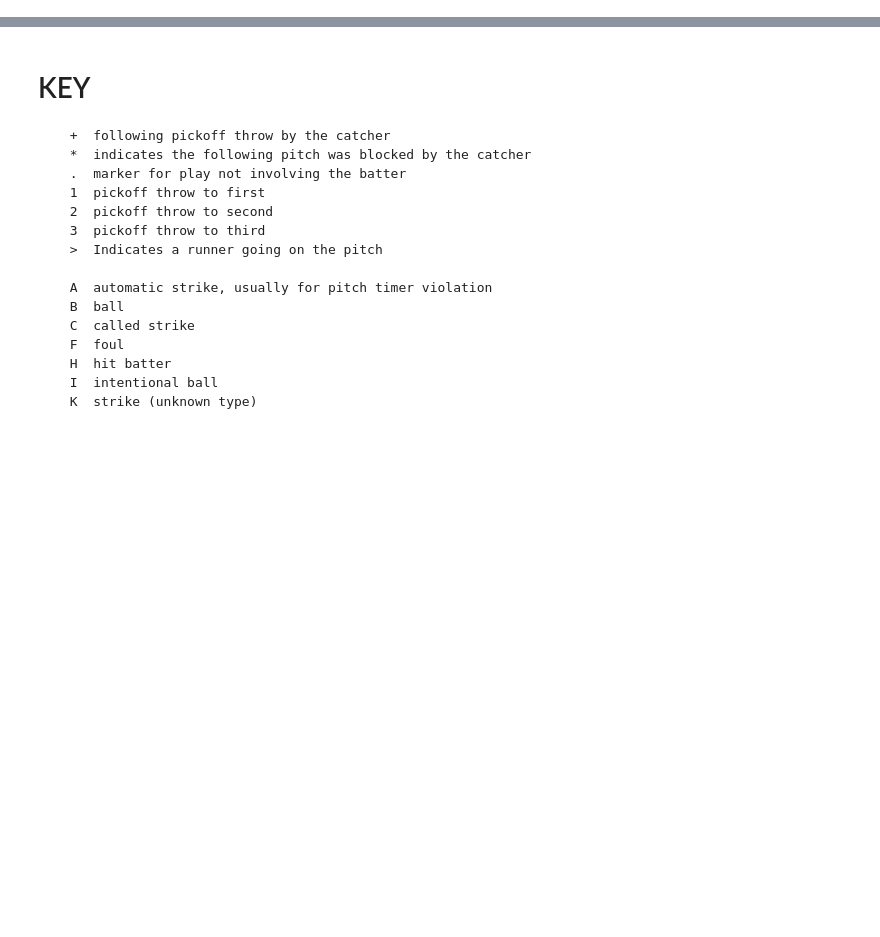
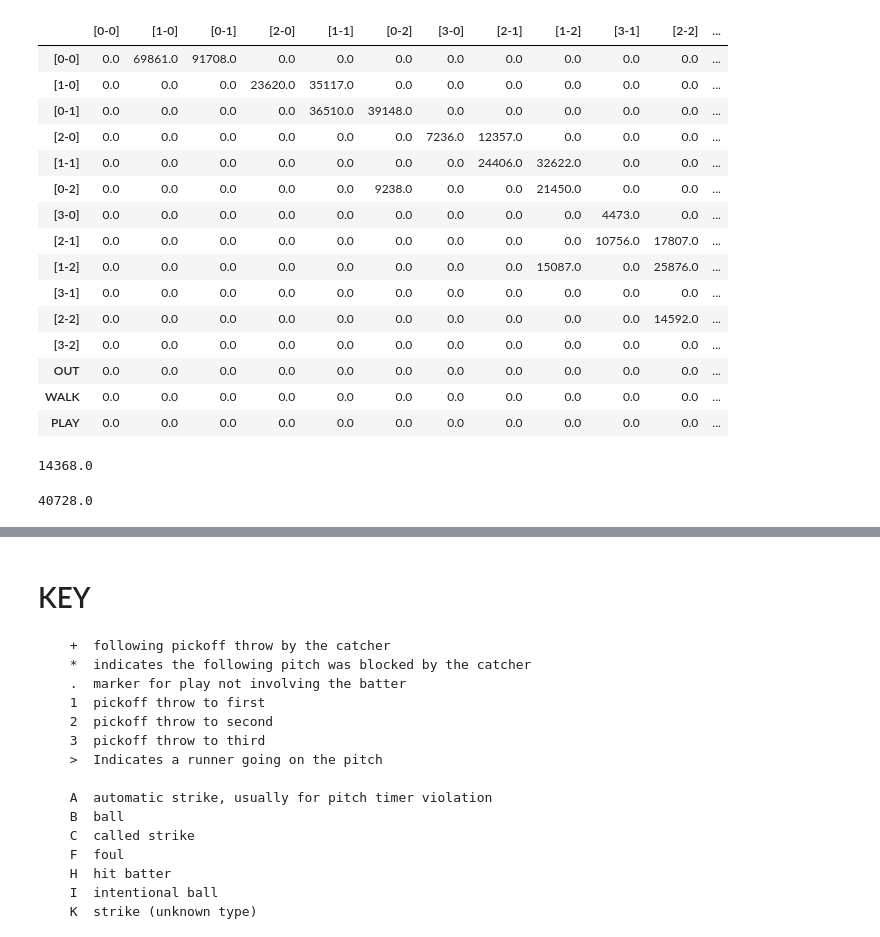
Before and after one commit to Lil-Crouton/markov-pitching-model, a Jupyter notebook: markov_probabilities.ipynb, the cells around one changed output, grey strips where cells are left out. Cells and saved outputs as stored; diff of their text form; code cells hidden in the pictures; blank space fills up the shorter version.

```diff
--- a/markov_probabilities.ipynb
+++ b/markov_probabilities.ipynb
@@ -55,5 +30,3 @@ for team in team_abbrv:
                 fields = line.strip().split(',')
                 if fields[0] == 'play':
                     out.write(line)
-# %%
-df = pd.read_csv(output_file_path)
@@ -105,0 +144,22 @@ df
+# %%
+for team in team_abbrv:
+    print(team)
+    file_path = f"Event_Data/2022filtered/2022{team}.csv"
+    df = pd.read_csv(file_path)
+
+    # Since sequential rows with the same player ID represent repeated information, remove the previous row from the dataframe
+    mask = df['Retro PID'] != df['Retro PID'].shift(-1)
+    df = df[mask]
+    df.reset_index(drop=True, inplace=True)
+
+    # Remove the following characters from each element in the Pitches column: +, *, ., 1, 2, 3, >
+    chars_to_remove = '[+*\.123>]'
+    df['Pitches'] = df['Pitches'].replace(chars_to_remove, '', regex=True)
+
+    # Keep Rows that only contain: B, C, F, K, L, M, O, S, T, X
+    chars_to_find = '[BCFKLMOSTX]'
+    df = df[df['Pitches'].str.contains(chars_to_find, na=False)]
+    df = df.reset_index(drop=True)
+
+    transition_df = create_transition_matrix(df)
+    master_df = master_df.add(transition_df, fill_value=0)
@@ -105,0 +184,30 @@ df
+# %%
+master_df
+# %% [output]
+|  | [0-0] | [1-0] | [0-1] | [2-0] | [1-1] | [0-2] | [3-0] | [2-1] | [1-2] | [3-1] | [2-2] | ... |
+| [0-0] | 0.0 | 69861.0 | 91708.0 | 0.0 | 0.0 | 0.0 | 0.0 | 0.0 | 0.0 | 0.0 | 0.0 | ... |
+| [1-0] | 0.0 | 0.0 | 0.0 | 23620.0 | 35117.0 | 0.0 | 0.0 | 0.0 | 0.0 | 0.0 | 0.0 | ... |
+| [0-1] | 0.0 | 0.0 | 0.0 | 0.0 | 36510.0 | 39148.0 | 0.0 | 0.0 | 0.0 | 0.0 | 0.0 | ... |
+| [2-0] | 0.0 | 0.0 | 0.0 | 0.0 | 0.0 | 0.0 | 7236.0 | 12357.0 | 0.0 | 0.0 | 0.0 | ... |
+| [1-1] | 0.0 | 0.0 | 0.0 | 0.0 | 0.0 | 0.0 | 0.0 | 24406.0 | 32622.0 | 0.0 | 0.0 | ... |
+| [0-2] | 0.0 | 0.0 | 0.0 | 0.0 | 0.0 | 9238.0 | 0.0 | 0.0 | 21450.0 | 0.0 | 0.0 | ... |
+| [3-0] | 0.0 | 0.0 | 0.0 | 0.0 | 0.0 | 0.0 | 0.0 | 0.0 | 0.0 | 4473.0 | 0.0 | ... |
+| [2-1] | 0.0 | 0.0 | 0.0 | 0.0 | 0.0 | 0.0 | 0.0 | 0.0 | 0.0 | 10756.0 | 17807.0 | ... |
+| [1-2] | 0.0 | 0.0 | 0.0 | 0.0 | 0.0 | 0.0 | 0.0 | 0.0 | 15087.0 | 0.0 | 25876.0 | ... |
+| [3-1] | 0.0 | 0.0 | 0.0 | 0.0 | 0.0 | 0.0 | 0.0 | 0.0 | 0.0 | 0.0 | 0.0 | ... |
+| [2-2] | 0.0 | 0.0 | 0.0 | 0.0 | 0.0 | 0.0 | 0.0 | 0.0 | 0.0 | 0.0 | 14592.0 | ... |
+| [3-2] | 0.0 | 0.0 | 0.0 | 0.0 | 0.0 | 0.0 | 0.0 | 0.0 | 0.0 | 0.0 | 0.0 | ... |
+| OUT | 0.0 | 0.0 | 0.0 | 0.0 | 0.0 | 0.0 | 0.0 | 0.0 | 0.0 | 0.0 | 0.0 | ... |
+| WALK | 0.0 | 0.0 | 0.0 | 0.0 | 0.0 | 0.0 | 0.0 | 0.0 | 0.0 | 0.0 | 0.0 | ... |
+| PLAY | 0.0 | 0.0 | 0.0 | 0.0 | 0.0 | 0.0 | 0.0 | 0.0 | 0.0 | 0.0 | 0.0 | ... |
+# %%
+# sum the walk column
+walk_sum = master_df['WALK'].sum() - 31
+walk_sum
+# %% [output]
+14368.0
+# %%
+out_sum = master_df['OUT'].sum() - 31
+out_sum
+# %% [output]
+40728.0
```
Also changed, not shown: parts of 11 cells of this notebook.
